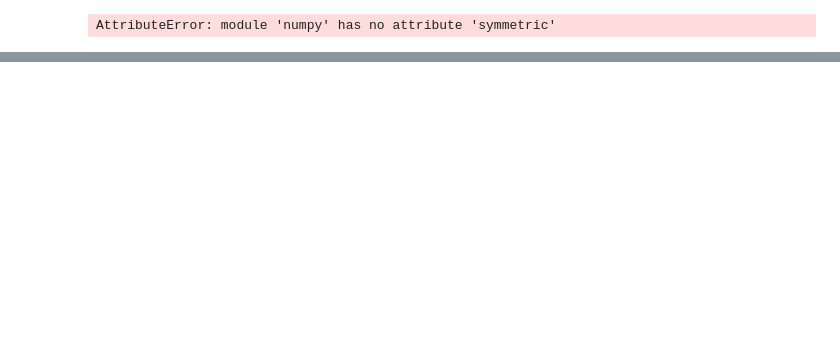
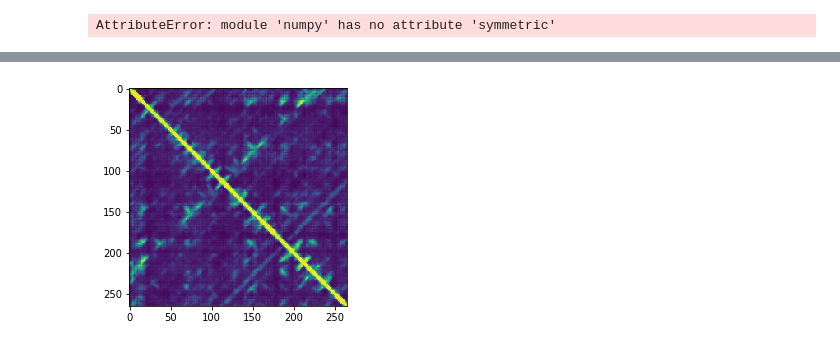
Before and after one commit to JinLi711/Protein-Structures, a Jupyter notebook: tertiary_structure_prediction/visualization/test_visualization/test_visualization2.ipynb, the cells around one changed output, grey strips where cells are left out. Saved outputs shown, nothing was run; the diff lists cells and outputs as text; code cells hidden in the pictures; blank space fills up the shorter version.

```diff
--- a/tertiary_structure_prediction/visualization/test_visualization/test_visualization2.ipynb
+++ b/tertiary_structure_prediction/visualization/test_visualization/test_visualization2.ipynb
@@ -257,0 +356,13 @@ AttributeError: module 'numpy' has no attribute 'symmetric'
+# %%
+pdb_id = "TR772"
+one_hot = fasta_seqs[pdb_id]
+one_hot = one_hot.reshape((1,) + one_hot.shape)
+# cmap = cmap.reshape((length, length))
+length = one_hot.shape[1]
+prediction = model.predict(one_hot)
+prediction = prediction.reshape((length, length))
+# %%
+plt.imshow(prediction)
+plt.show()
+# %% [output]
+[figure, added]
```
Also changed, not shown: parts of 15 cells of this notebook, 14 other files.
